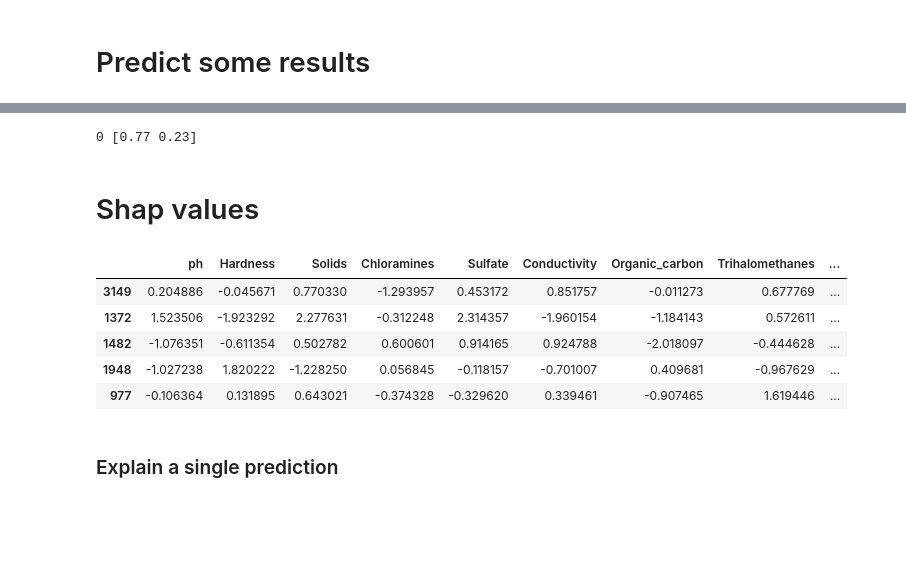
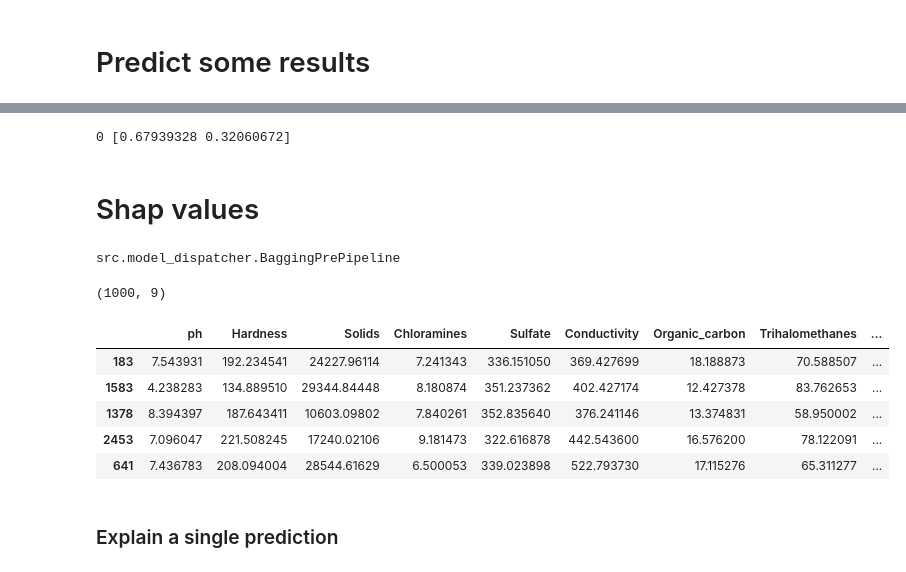
Before and after one commit to NouamaneTazi/ml_project_example, a Jupyter notebook: notebooks/Interpret results.ipynb, the cells around one changed output, grey strips where cells are left out. Saved outputs shown, nothing was run; the diff lists cells and outputs as text; code cells hidden in the pictures; blank space fills up the shorter version.

```diff
--- a/notebooks/Interpret results.ipynb
+++ b/notebooks/Interpret results.ipynb
@@ -30,13 +32,10 @@ Mounted at /content/drive
 # %%
-if IN_COLAB:
-    path = "/content/drive/MyDrive/Best ML model ever/input/drinking_water_potability.csv"
-else:
-    path = "../data/drinking_water_potability.csv"
+path_data = "input/dri_wat_pot_folds.csv"
 
-df = pd.read_csv(path)
+df = pd.read_csv(path_data)
 df = df.sample(frac=1, random_state=1).reset_index(drop=True)
 nb_tot_rows = df.shape[0]
 df_features = df.drop("Potability", axis=1)
-df.head()
+df
 # %% [output]
 |  | ph | Hardness | Solids | Chloramines | Sulfate | Conductivity | Organic_carbon | Trihalomethanes | ... |
@@ -60,32 +57,41 @@ from src import predict_one_sample
 from src import predict_one_sample
 
 X_test = [6.06335479e+00, 1.60767311e+02, 1.47751456e+04, 7.48410365e+00,
-       3.05828553e+02, 3.27270239e+02, 1.23090160e+01, 6.90384539e+01,
-       3.46733692e+00]
-pred, pred_probas, pre_pipeline, clf = predict_one_sample(X_test, "rf")
+    3.05828553e+02, 3.27270239e+02, 1.23090160e+01, 6.90384539e+01,
+    3.46733692e+00]
+pred, pred_probas, pre_pipeline, clf = predict_one_sample(X_test, "bagging")
 print(pred, pred_probas)
 # %% [output]
-0 [0.77 0.23]
+0 [0.67939328 0.32060672]
 # %% [markdown]
 # Shap values
+# %%
+pre_pipeline
+# %% [output]
+src.model_dispatcher.BaggingPrePipeline
 # %%
 # Summarize the training set to accelerate analysis
+df_train = df.drop(columns=["Potability", "kfold"], errors="ignore").dropna()
+cols = df_train.columns
 
-df_train = df.drop(columns="Potability")
-cols = df_train.columns
-df_train, _ = pre_pipeline.fit_transform(df_train)
+# preprocess
+df_train, _ = pre_pipeline.transform(df_train)
 cols = list(cols) + [ str(i) for i in range(df_train.shape[1]- len(cols)) ]
+
+
 df_train_summary = shap.kmeans(df_train, 100)
 df_explained = pd.DataFrame(df_train, columns=cols)
-df_explained = df_explained.sample(50)
+df_explained = df_explained.sample(1000)
+print(df_explained.shape)
 df_explained.head()
 # %% [output]
+(1000, 9)
 |  | ph | Hardness | Solids | Chloramines | Sulfate | Conductivity | Organic_carbon | Trihalomethanes | ... |
-| 3149 | 0.204886 | -0.045671 | 0.770330 | -1.293957 | 0.453172 | 0.851757 | -0.011273 | 0.677769 | ... |
-| 1372 | 1.523506 | -1.923292 | 2.277631 | -0.312248 | 2.314357 | -1.960154 | -1.184143 | 0.572611 | ... |
-| 1482 | -1.076351 | -0.611354 | 0.502782 | 0.600601 | 0.914165 | 0.924788 | -2.018097 | -0.444628 | ... |
-| 1948 | -1.027238 | 1.820222 | -1.228250 | 0.056845 | -0.118157 | -0.701007 | 0.409681 | -0.967629 | ... |
-| 977 | -0.106364 | 0.131895 | 0.643021 | -0.374328 | -0.329620 | 0.339461 | -0.907465 | 1.619446 | ... |
+| 183 | 7.543931 | 192.234541 | 24227.96114 | 7.241343 | 336.151050 | 369.427699 | 18.188873 | 70.588507 | ... |
+| 1583 | 4.238283 | 134.889510 | 29344.84448 | 8.180874 | 351.237362 | 402.427174 | 12.427378 | 83.762653 | ... |
+| 1378 | 8.394397 | 187.643411 | 10603.09802 | 7.840261 | 352.835640 | 376.241146 | 13.374831 | 58.950002 | ... |
+| 2453 | 7.096047 | 221.508245 | 17240.02106 | 9.181473 | 322.616878 | 442.543600 | 16.576200 | 78.122091 | ... |
+| 641 | 7.436783 | 208.094004 | 28544.61629 | 6.500053 | 339.023898 | 522.793730 | 17.115276 | 65.311277 | ... |
 # %%
 explainer = shap.KernelExplainer(clf.predict_proba, df_train_summary)
 # %% [markdown]
```
Also changed, not shown: parts of 10 cells of this notebook.
